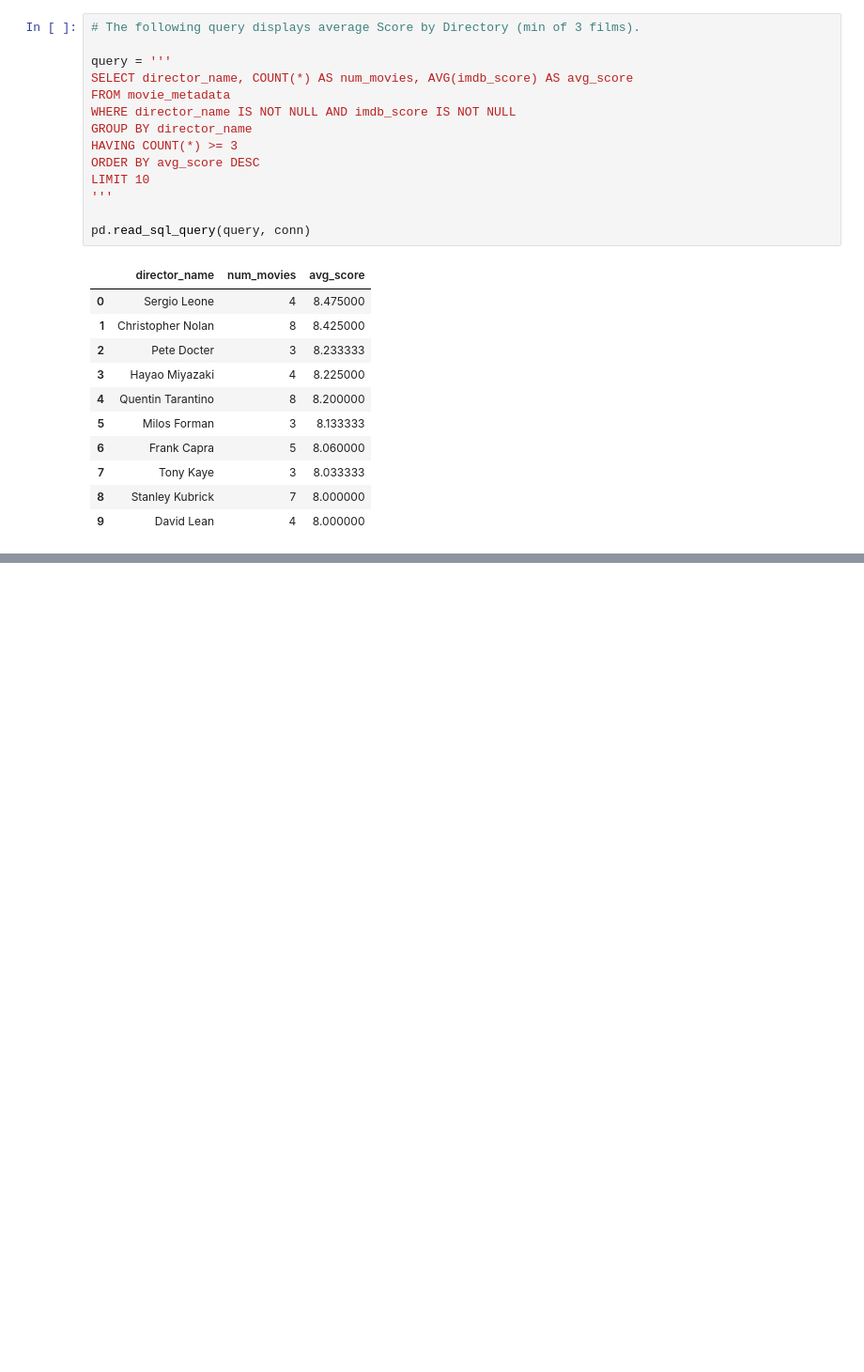
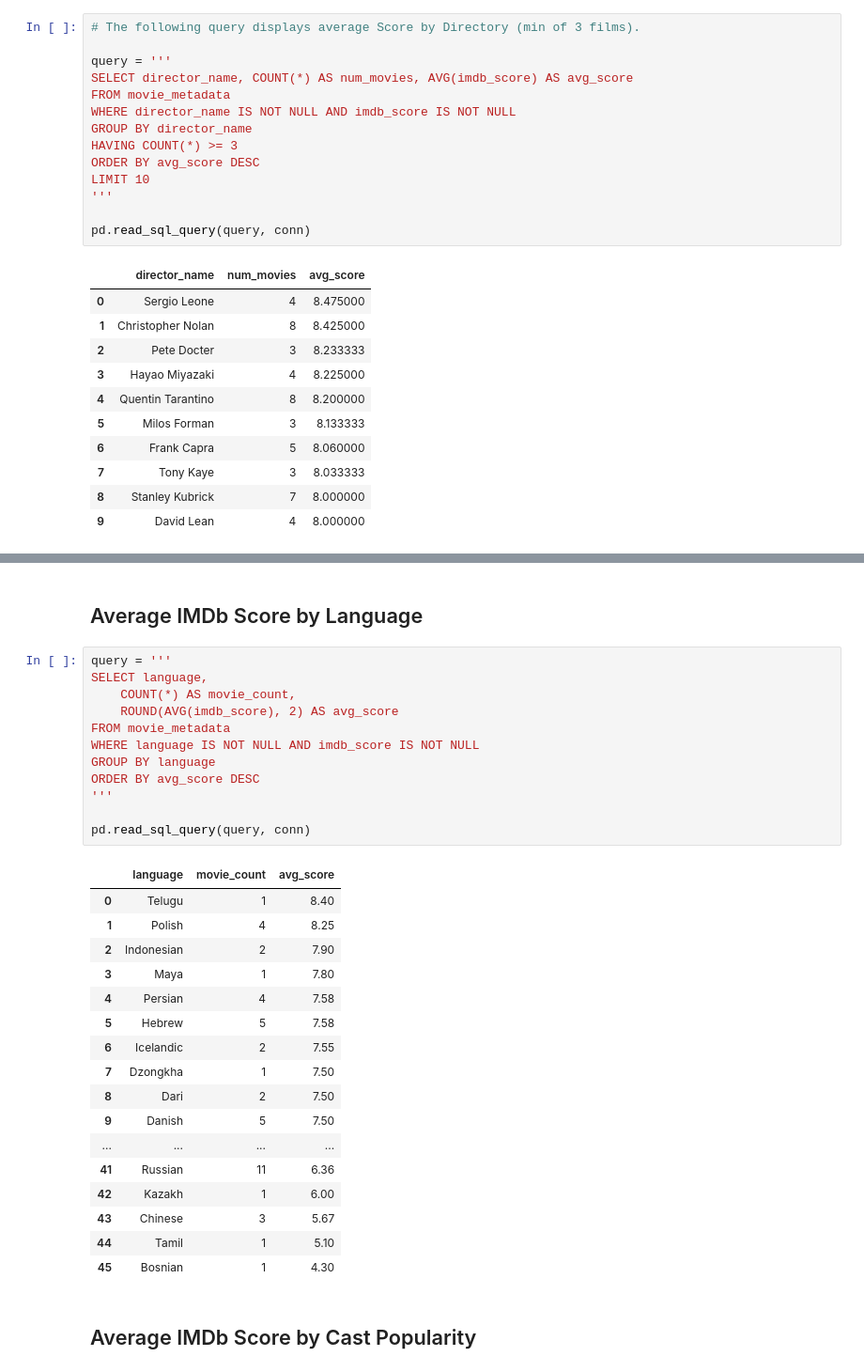
Before and after one commit to HCBrooks-lab/Movie-Project, a Jupyter notebook: Movie_Analysis.ipynb, the cells around one changed output, grey strips where cells are left out. Shown at 94% size. Cells and saved outputs as stored; diff of their text form; blank space fills up the shorter version.

```diff
--- a/Movie_Analysis.ipynb
+++ b/Movie_Analysis.ipynb
@@ -256,0 +482,34 @@ pd.read_sql_query(query, conn)
+# %% [markdown]
+## Average IMDb Score by Language
+# %%
+query = '''
+SELECT language,
+    COUNT(*) AS movie_count,
+    ROUND(AVG(imdb_score), 2) AS avg_score
+FROM movie_metadata
+WHERE language IS NOT NULL AND imdb_score IS NOT NULL
+GROUP BY language
+ORDER BY avg_score DESC
+'''
+
+pd.read_sql_query(query, conn)
+# %% [output]
+|  | language | movie_count | avg_score |
+| 0 | Telugu | 1 | 8.40 |
+| 1 | Polish | 4 | 8.25 |
+| 2 | Indonesian | 2 | 7.90 |
+| 3 | Maya | 1 | 7.80 |
+| 4 | Persian | 4 | 7.58 |
+| 5 | Hebrew | 5 | 7.58 |
+| 6 | Icelandic | 2 | 7.55 |
+| 7 | Dzongkha | 1 | 7.50 |
+| 8 | Dari | 2 | 7.50 |
+| 9 | Danish | 5 | 7.50 |
+| ... | ... | ... | ... |
+| 41 | Russian | 11 | 6.36 |
+| 42 | Kazakh | 1 | 6.00 |
+| 43 | Chinese | 3 | 5.67 |
+| 44 | Tamil | 1 | 5.10 |
+| 45 | Bosnian | 1 | 4.30 |
+# %% [markdown]
+## Average IMDb Score by Cast Popularity
```
Also changed, not shown: parts of 32 cells of this notebook.
